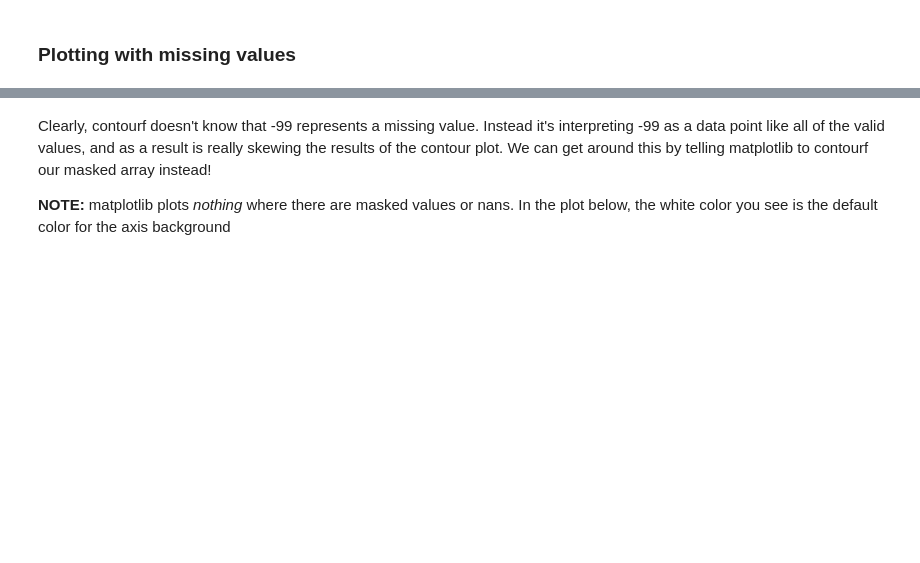
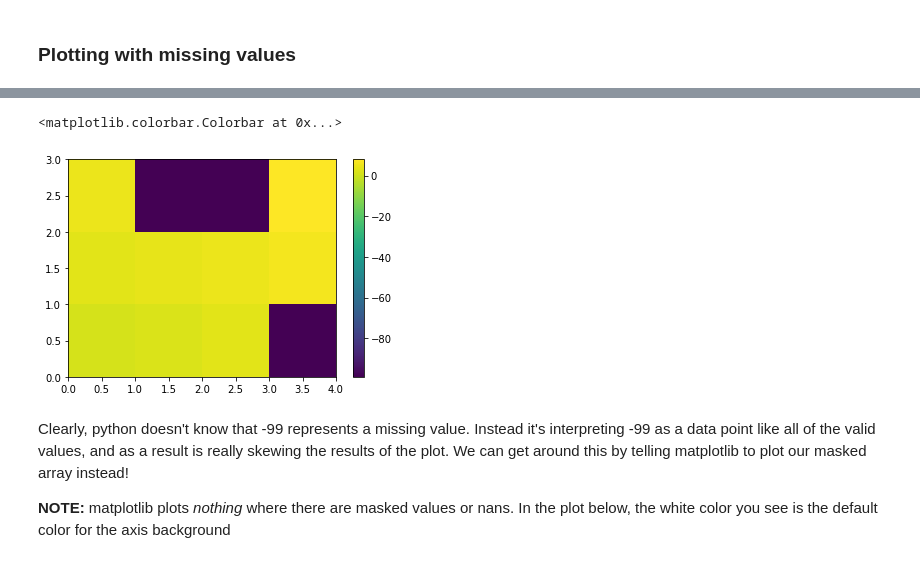
Before and after one commit to HannahZanowski/AOS573, a Jupyter notebook: Lectures/numpy_and_matplotlib.ipynb, the cells around one changed output, grey strips where cells are left out. Cells and saved outputs as stored; diff of their text form; code cells hidden in the pictures; blank space fills up the shorter version.

Commit message:
post-semester updates to numpy_and_matplotlib.ipynb--small fixes

```diff
--- a/Lectures/numpy_and_matplotlib.ipynb
+++ b/Lectures/numpy_and_matplotlib.ipynb
@@ -291,5 +557,11 @@ a3
+# %%
+plt.pcolormesh(a3)
+plt.colorbar()
+# %% [output]
+<matplotlib.colorbar.Colorbar at 0x...>
+[figure, added]
 # %% [markdown]
-Clearly, contourf doesn't know that -99 represents a missing value. Instead it's interpreting -99 as a data point like all of the valid values, and as a result is really skewing the results of the contour plot. We can get around this by telling matplotlib to contourf our masked array instead!<br>
+Clearly, python doesn't know that -99 represents a missing value. Instead it's interpreting -99 as a data point like all of the valid values, and as a result is really skewing the results of the plot. We can get around this by telling matplotlib to plot our masked array instead!<br>
 
 <b>NOTE:</b> matplotlib plots _nothing_ where there are masked values or nans. In the plot below, the white color you see is the default color for the axis background
 # %%
```
Also changed, not shown: parts of 68 cells of this notebook.
